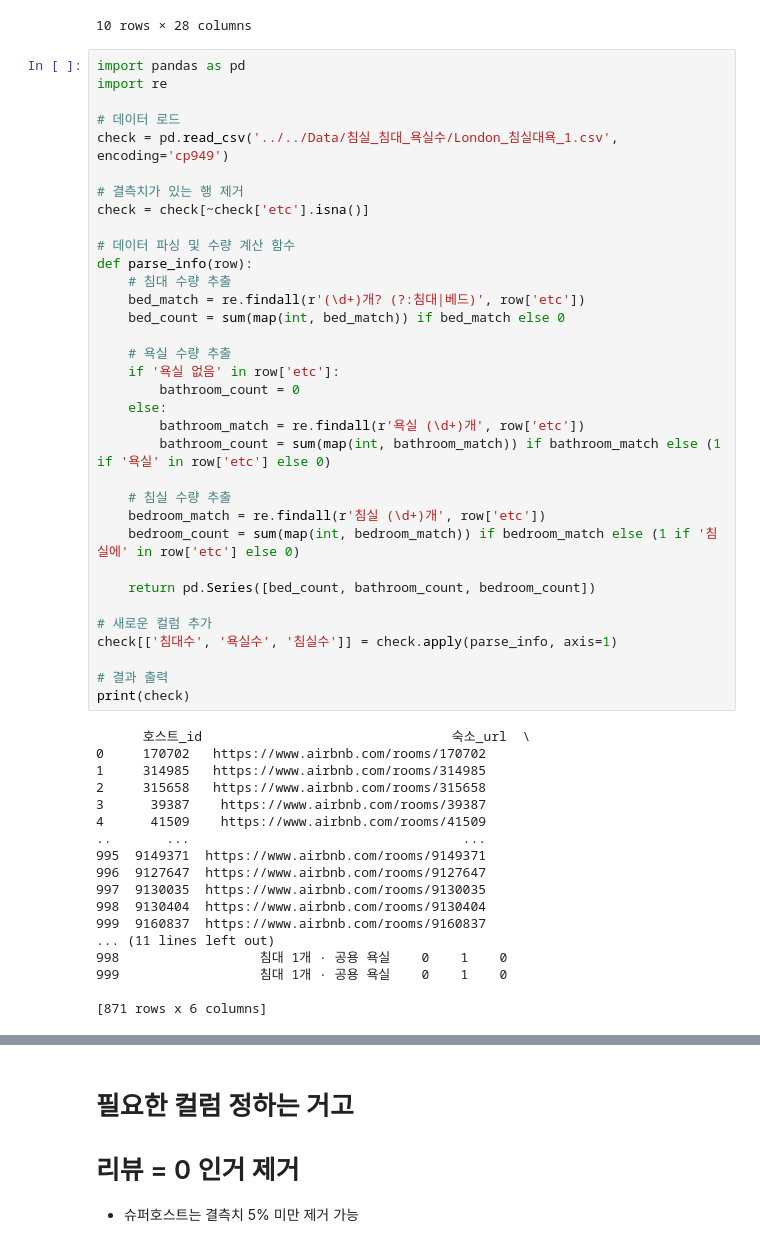
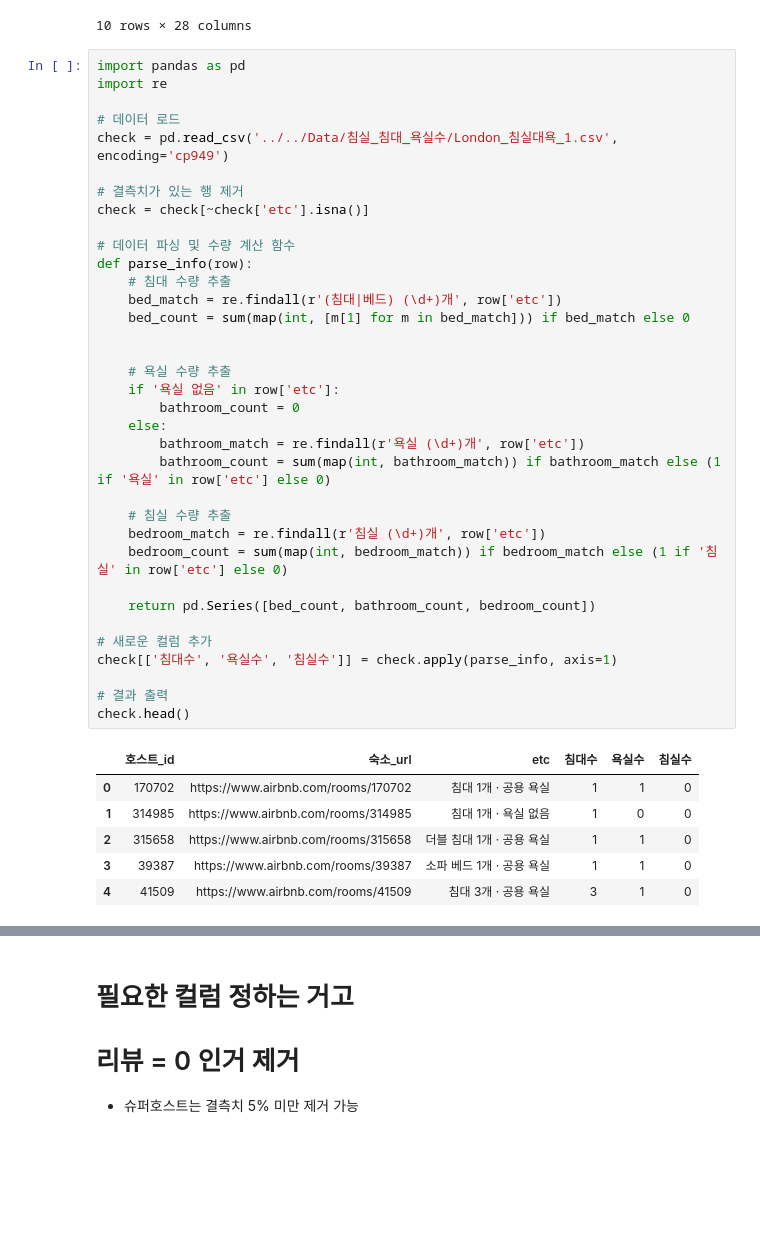
Before and after one commit to minseokpark6/WeeklyProject_Group3, a Jupyter notebook: Code/InwooChoi/숙소_전처리.ipynb, the cells around one changed output, grey strips where cells are left out. Drawn from its saved outputs; the diff is of its cells as text; blank space fills up the shorter version.

```diff
--- a/Code/InwooChoi/숙소_전처리.ipynb
+++ b/Code/InwooChoi/숙소_전처리.ipynb
@@ -117,51 +284,41 @@ df[df['리뷰수']==0].head(10)
 import pandas as pd
 import re
 
 # 데이터 로드
 check = pd.read_csv('../../Data/침실_침대_욕실수/London_침실대욕_1.csv', encoding='cp949')
 
 # 결측치가 있는 행 제거
 check = check[~check['etc'].isna()]
 
 # 데이터 파싱 및 수량 계산 함수
 def parse_info(row):
     # 침대 수량 추출
-    bed_match = re.findall(r'(\d+)개? (?:침대|베드)', row['etc'])
-    bed_count = sum(map(int, bed_match)) if bed_match else 0
+    bed_match = re.findall(r'(침대|베드) (\d+)개', row['etc'])
+    bed_count = sum(map(int, [m[1] for m in bed_match])) if bed_match else 0
+
 
     # 욕실 수량 추출
     if '욕실 없음' in row['etc']:
         bathroom_count = 0
     else:
         bathroom_match = re.findall(r'욕실 (\d+)개', row['etc'])
         bathroom_count = sum(map(int, bathroom_match)) if bathroom_match else (1 if '욕실' in row['etc'] else 0)
 
     # 침실 수량 추출
     bedroom_match = re.findall(r'침실 (\d+)개', row['etc'])
-    bedroom_count = sum(map(int, bedroom_match)) if bedroom_match else (1 if '침실에' in row['etc'] else 0)
+    bedroom_count = sum(map(int, bedroom_match)) if bedroom_match else (1 if '침실' in row['etc'] else 0)
 
     return pd.Series([bed_count, bathroom_count, bedroom_count])
 
 # 새로운 컬럼 추가
 check[['침대수', '욕실수', '침실수']] = check.apply(parse_info, axis=1)
 
 # 결과 출력
-print(check)
+check.head()
 # %% [output]
-      호스트_id                                숙소_url  \
-0     170702   https://www.airbnb.com/rooms/170702
-1     314985   https://www.airbnb.com/rooms/314985
-2     315658   https://www.airbnb.com/rooms/315658
-3      39387    https://www.airbnb.com/rooms/39387
-4      41509    https://www.airbnb.com/rooms/41509
-..       ...                                   ...
-995  9149371  https://www.airbnb.com/rooms/9149371
-996  9127647  https://www.airbnb.com/rooms/9127647
-997  9130035  https://www.airbnb.com/rooms/9130035
-998  9130404  https://www.airbnb.com/rooms/9130404
-999  9160837  https://www.airbnb.com/rooms/9160837
-... (11 lines left out)
-998                  침대 1개 · 공용 욕실    0    1    0
-999                  침대 1개 · 공용 욕실    0    1    0
-
-[871 rows x 6 columns]
+|  | 호스트_id | 숙소_url | etc | 침대수 | 욕실수 | 침실수 |
+| 0 | 170702 | https://www.airbnb.com/rooms/170702 | 침대 1개 · 공용 욕실 | 1 | 1 | 0 |
+| 1 | 314985 | https://www.airbnb.com/rooms/314985 | 침대 1개 · 욕실 없음 | 1 | 0 | 0 |
+| 2 | 315658 | https://www.airbnb.com/rooms/315658 | 더블 침대 1개 · 공용 욕실 | 1 | 1 | 0 |
+| 3 | 39387 | https://www.airbnb.com/rooms/39387 | 소파 베드 1개 · 공용 욕실 | 1 | 1 | 0 |
+| 4 | 41509 | https://www.airbnb.com/rooms/41509 | 침대 3개 · 공용 욕실 | 3 | 1 | 0 |
```
Also changed, not shown: parts of 12 cells of this notebook.
